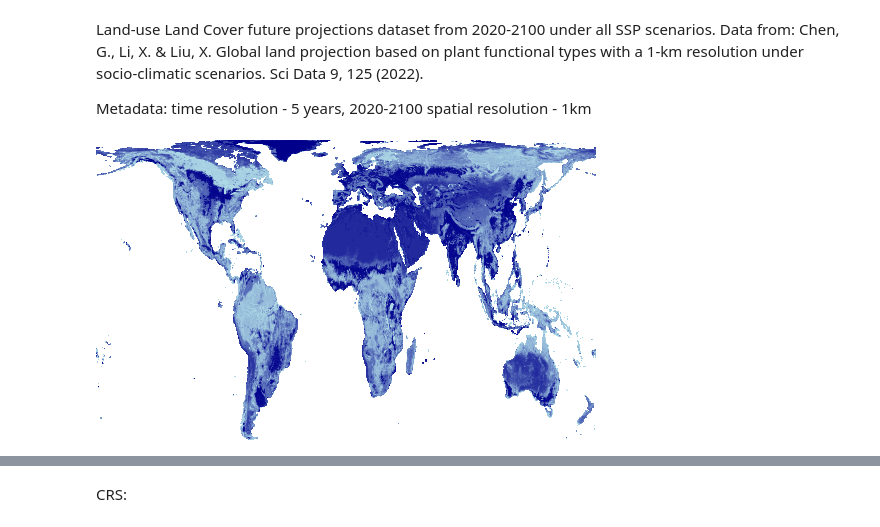
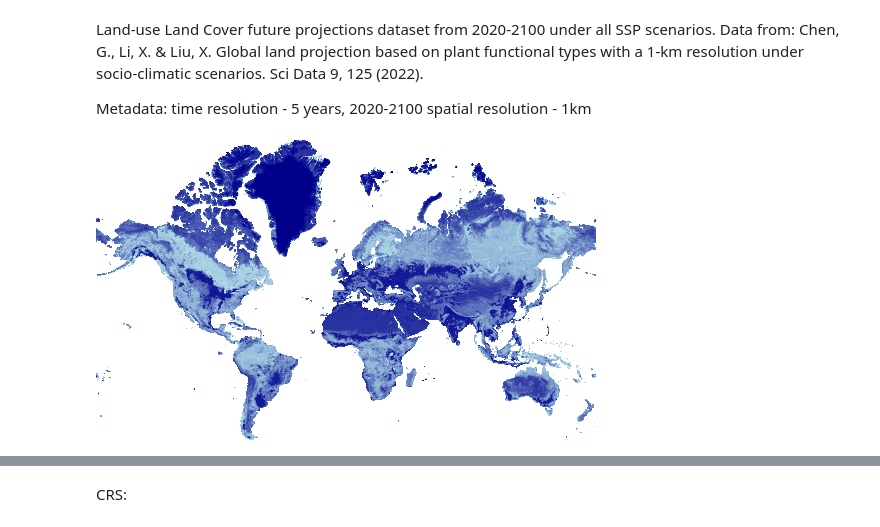
Before and after one commit to rs9w33/mangrove, a Jupyter notebook: lulc.ipynb, the cells around one changed output, grey strips where cells are left out. Drawn from its saved outputs; the diff is of its cells as text; code cells hidden in the pictures.

```diff
--- a/lulc.ipynb
+++ b/lulc.ipynb
@@ -18,14 +18,15 @@ sspdirs = [i for i in list(lulcpath.iterdir()) if i.is_dir()]
 tifs = list(sspdirs[1].glob('*.tif'))
 # %%
 ds = xr.open_dataset(tifs[0], engine='rasterio')
-ds = ds.isel(y = slice(None, None, -1))
+ds = ds.rio.reproject('epsg:3857')
+ds = ds.isel(y = slice(None, None, -1)).isel(band=0)
 
 import datashader as dsh
 import datashader.transfer_functions as tf
 
 canvas = dsh.Canvas(plot_width=500, plot_height=300)
-agg = canvas.raster(ds.isel(band=0).band_data)
+agg = canvas.raster(ds.band_data)
 img = tf.shade(agg)
 img.to_pil()
 # %% [output]
-[figure, old version]
+[figure, new version]
```
Also changed, not shown: parts of 12 cells of this notebook, 2 other files.
